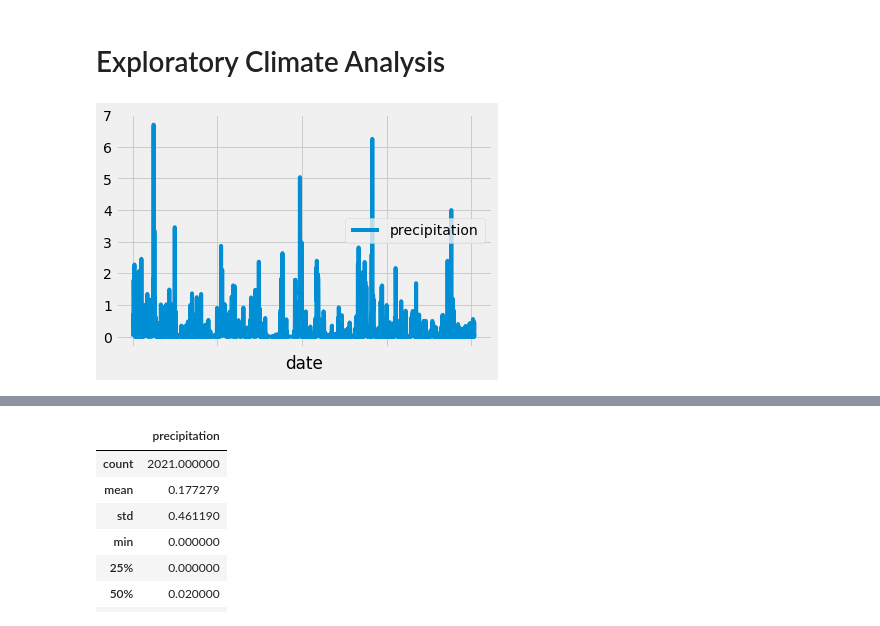
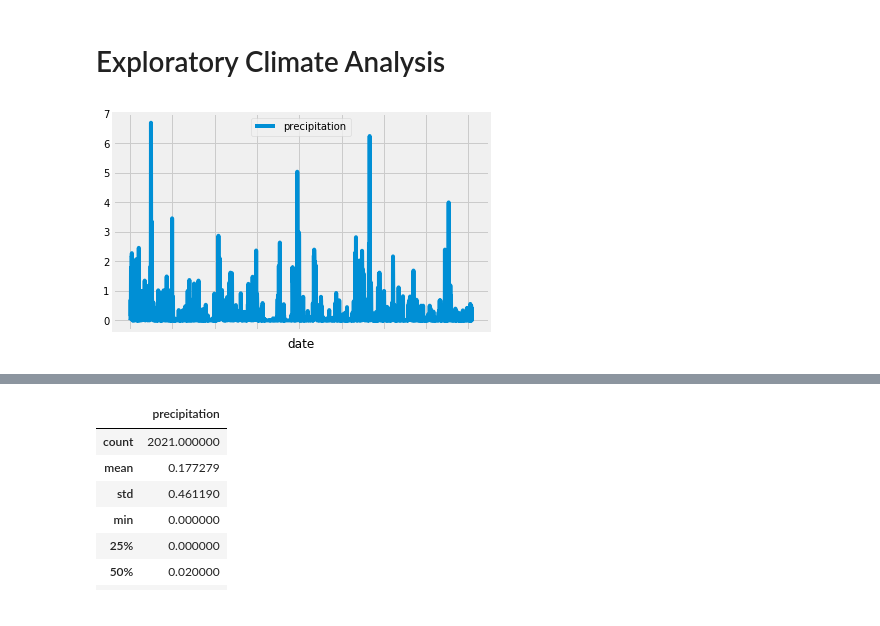
Before and after one commit to Gan001/dataviz-homework, a Jupyter notebook: Module-10/climate_starter.ipynb, the cells around one changed output, grey strips where cells are left out. Drawn from its saved outputs; the diff is of its cells as text; code cells hidden in the pictures.

```diff
--- a/Module-10/climate_starter.ipynb
+++ b/Module-10/climate_starter.ipynb
@@ -52,94 +41,26 @@ tobs FLOAT
 # %%
 # Design a query to retrieve the last 12 months of precipitation data and plot the results
 date_results = session.query(Measurement.date).order_by(Measurement.date.desc()).first()
 
-#last_12_dates = [result for result in date_results]
-
 # Calculate the date 1 year ago from the last data point in the database
-# last_12_dates.sort()
-# one_year_ago = last_12_dates[1]
-#unpack tuple and convert to string
-# first_date = date_results[0]
-# new_date = int(first_date[3])-1
-# new_date = first_date.replace(first_date[3], str(new_date))
 last_year = date_results[0]
 last_year_split = last_year.split("-")
 last_year_split[0] = str(int(last_year_split[0])-1)
 one_year_ago = "-".join(last_year_split)
-one_year_ago
 
 # Perform a query to retrieve the data and precipitation scores
 results = session.query(Measurement.date, Measurement.prcp).filter(Measurement.date >= one_year_ago).filter(Measurement.prcp != "None").all()
-last_12_dates = [result[0] for result in results]
-last_12_prcp = [result[1] for result in results]
-
-
-dates = {'date': last_12_dates}
-prcps = {"precipitation": last_12_prcp}
 
 # Save the query results as a Pandas DataFrame and set the index to the date column
 df = pd.DataFrame(results, columns = ['date', 'precipitation'])
 df.set_index('date', inplace=True, )
-#df.head(10)
+
 # Sort the dataframe by date
 sorted_df = df.sort_values('date')
 sorted_df.head()
 # Use Pandas Plotting with Matplotlib to plot the data
 sorted_df.plot()
+plt.legend(loc='upper center')
 plt.show()
-#last_12_dates
-# date_results
-#first_date = date_results[0]
-# new_date = int(first_date[3])-1
-# new_date = first_date.replace(first_date[3], str(new_date))
-# new_date
-# first_date_split = first_date.split("-")
-# first_date_split[0] = str(int(first_date_split[0])-1)
-# first_date_split
-# one_year_ago = "-".join(first_date_split)
-# one_year_ago
-# results
-# precip_list = df['precipitation'].tolist()
-# date_key = df.index.tolist()
-# precip_dict = {}
-# for i in range(len(date_key)):
-#     precip_dict[date_key[i]] = precip_list[i]
-# precip_dict
-# precip_list
-# brand_dict ={}
-#brand_dict[date_key[0]] = precip_list[0]
-#df['precipitation']
-#for i in range(len(results)):
-#results[0][1]
-
-#make dictonary without losing repeat keys
-# prcp_df = pd.DataFrame(results).sort_values('date')
-# prcp_dict = prcp_df.to_dict('records')
-# prcp_dict[0]['prcp']
-# prcp_default =defaultdict(list)
-# for i in range(len(prcp_dict)):
-#     prcp_default[prcp_dict[i]['date']].append(prcp_dict[i]['prcp'])
-# adjust_prcp_dict = dict(prcp_default)
-# adjust_prcp_dict
-
-
-#t_dict = transposed_df.to_dict('records')
-#t_dict
-#prcp_df
-# new_df = prcp_df.loc[prcp_df['date'] == '2017-07-21']
-# new_df
-#sorted_df
-
-#transposed_df
-# newer_dict = transposed_df.to_dict('records')
-# newer_dict
-
-
-
-#c
-
-#prcp_df
-#dict(c)
-#prcp_df['date'].value_counts()
 # %% [output]
-[figure, old version]
+[figure, new version]
```
Also changed, not shown: parts of 12 cells of this notebook.
